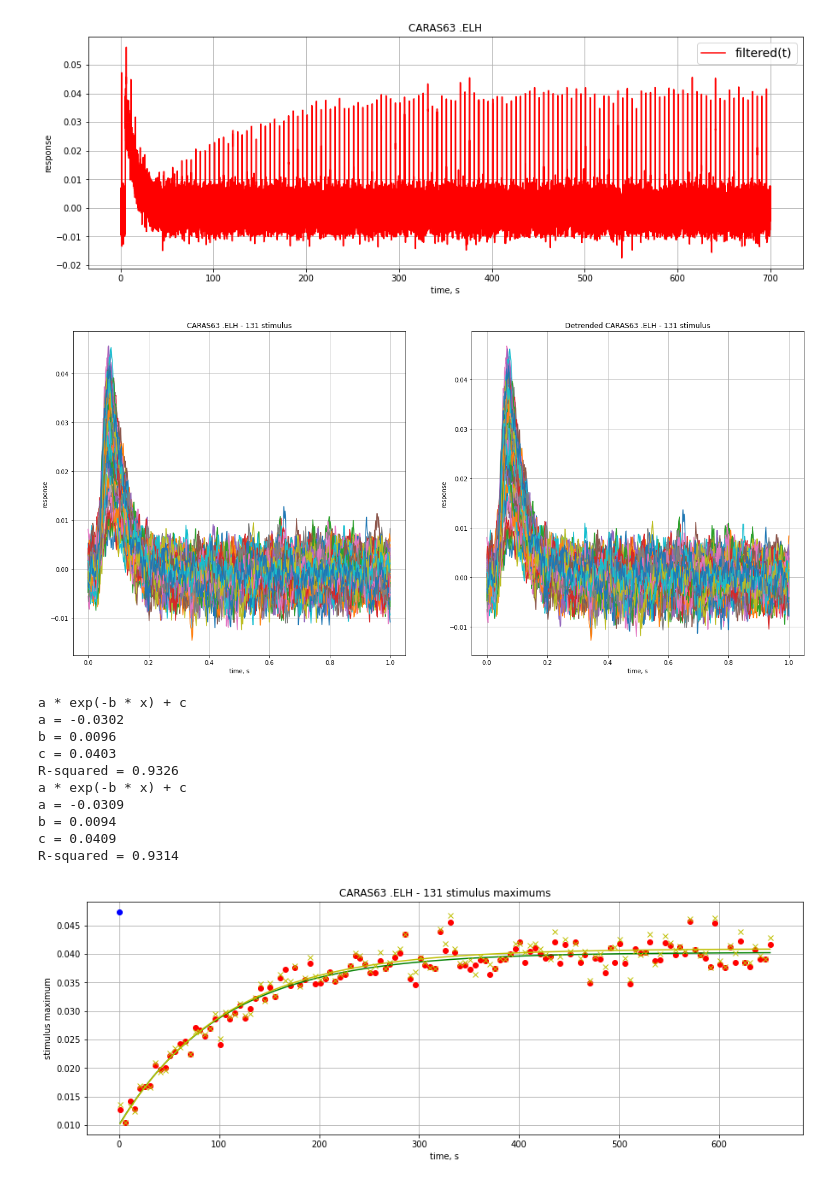
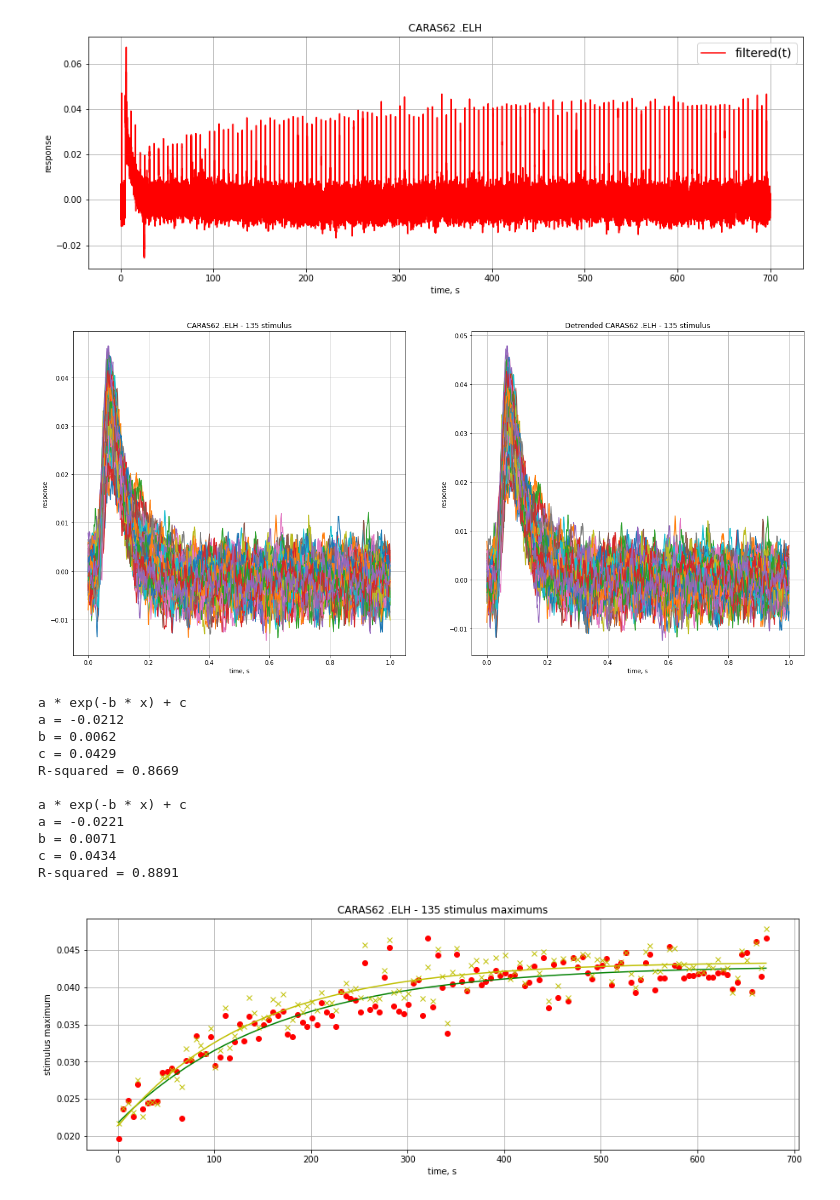
Before and after one commit to AndreiZherder/adaptation-memory, a Jupyter notebook: compare.ipynb, the cells around one changed output. Cells and saved outputs as stored; diff of their text form; code cells hidden in the pictures.

```diff
--- a/compare.ipynb
+++ b/compare.ipynb
@@ -3,12 +3,12 @@ import matplotlib.pyplot as plt
 import numpy as np
 
 filedir = './data/'
-filenames = ['CARAS63 .ELH']
+filenames = ['CARAS62 .ELH']
 fs = 500                    # частота дискретизации, Гц
 first_stim_start_time = 1   # начало первого стимула, с
 period = 5                  # период следования стимулов, с
 background_start_time = 5   # начало фоновой засветки, с
-background_duration = 40    # длительность фоновой засветки, с
+background_duration = 20    # длительность фоновой засветки, с
 sign = 1                    # полярность {1:'+', -1:'-'}
 low_cutoff = 0.1            # частота среза highpass фильтра, Гц
 # начало первого импульса после фоновой засветки
@@ -86,7 +86,7 @@ ax.set_title(f'{",".join(filenames)}')
 ax.legend(prop={"size": 14})
 ax.grid()
 # %% [output]
-[figure, old version]
+[figure, new version]
 # %%
 stims_cnt = ((n - 1) // fs - after_background_start_time) // period + 1
 stims = []
@@ -132,7 +132,7 @@ ax2.set_ylabel('response')
 ax2.set_title(f'Detrended {",".join(filenames)} - {stims_cnt} stimulus')
 ax2.grid()
 # %% [output]
-[figure, old version]
+[figure, new version]
 # %%
 from scipy import stats, optimize
 
@@ -140,11 +140,12 @@ def func(x, a, b, c):
     return a * np.exp(-b * x) + c
 
 stim_maximums = np.array([stim.max() for stim in stims])
-# Начало графика максимумов стимулов располагается от 0 на расстоянии между началом первого импульса после фоновой засветки и ее концом
+# Считается расстояние между началом первого импульса после фоновой засветки и ее концом
+# График максимумов стимулов начинает строится в точке, равной рассчитанному расстоянию
 begin = after_background_start_time - background_start_time - background_duration
 end = begin + (stims_cnt - 1) * period
 stim_maximums_x = np.linspace(begin, end, stims_cnt)
-popt, pcov = optimize.curve_fit(func, stim_maximums_x, stim_maximums, [10, 0.01, 10])
+popt, pcov = optimize.curve_fit(func, stim_maximums_x, stim_maximums, [-0.05, 0.01, 0.05])
 exp_a = popt[0]
 exp_b = popt[1]
 exp_c = popt[2]
@@ -154,12 +155,6 @@ r_squared = rvalue ** 2
 
 fig, ax = plt.subplots()
 ax.plot(stim_maximums_x, stim_maximums, 'ro')
-begin = first_stim_start_time * fs
-end = begin + fs
-
-#Максимум опорного стимула смещается из точки first_stim_start_time в точку 0.
-first_stim_max = filtered[begin: end].max()
-ax.plot(0, first_stim_max, 'bo')
 ax.plot(stim_maximums_x, fit, 'g')
 fig.set_figwidth(15)
 fig.set_figheight(5)
@@ -167,49 +162,45 @@ ax.set_xlabel('time, s')
 ax.set_ylabel('stimulus maximum')
 ax.set_title(f'{",".join(filenames)} - {stims_cnt} stimulus maximums')
 ax.grid()
 print(f'a * exp(-b * x) + c\n'
                            f'a = {exp_a:.4f}\n'
                            f'b = {exp_b:.4f}\n'
                            f'c = {exp_c:.4f}\n'
-                           f'R-squared = {r_squared:.4f}')
+                           f'R-squared = {r_squared:.4f}\n')
 
 
 
 stim_maximums = np.array([stim.max() for stim in stims2])
-# Начало графика максимумов стимулов располагается от 0 на расстоянии между началом первого импульса после фоновой засветки и ее концом
+# Считается расстояние между началом первого импульса после фоновой засветки и ее концом
+# График максимумов стимулов начинает строится в точке, равной рассчитанному расстоянию
 begin = after_background_start_time - background_start_time - background_duration
 end = begin + (stims_cnt - 1) * period
 stim_maximums_x = np.linspace(begin, end, stims_cnt)
-popt, pcov = optimize.curve_fit(func, stim_maximums_x, stim_maximums, [10, 0.01, 10])
+popt, pcov = optimize.curve_fit(func, stim_maximums_x, stim_maximums, [-0.05, 0.01, 0.05])
 exp_a = popt[0]
 exp_b = popt[1]
 exp_c = popt[2]
 fit = func(stim_maximums_x, *popt)
 rvalue = stats.linregress(stim_maximums, fit).rvalue
 r_squared = rvalue ** 2
 
 ax.plot(stim_maximums_x, stim_maximums, 'yx')
-# begin = first_stim_start_time * fs
-# end = begin + fs
-
-#Максимум опорного стимула смещается из точки first_stim_start_time в точку 0.
-# first_stim_max = filtered[begin: end].max()
-# ax.plot(0, first_stim_max, 'bo')
 ax.plot(stim_maximums_x, fit, 'y')
 print(f'a * exp(-b * x) + c\n'
                            f'a = {exp_a:.4f}\n'
                            f'b = {exp_b:.4f}\n'
                            f'c = {exp_c:.4f}\n'
-                           f'R-squared = {r_squared:.4f}')
+                           f'R-squared = {r_squared:.4f}\n')
 # %% [output]
 a * exp(-b * x) + c
-a = -0.0302
-b = 0.0096
-c = 0.0403
-R-squared = 0.9326
+a = -0.0212
+b = 0.0062
+c = 0.0429
+R-squared = 0.8669
+
 a * exp(-b * x) + c
-a = -0.0309
-b = 0.0094
-c = 0.0409
-R-squared = 0.9314
+a = -0.0221
+b = 0.0071
+c = 0.0434
+R-squared = 0.8891
-[figure, old version]
+[figure, new version]
```
Also changed, not shown: parts of 2 cells of this notebook, 2 other files.
